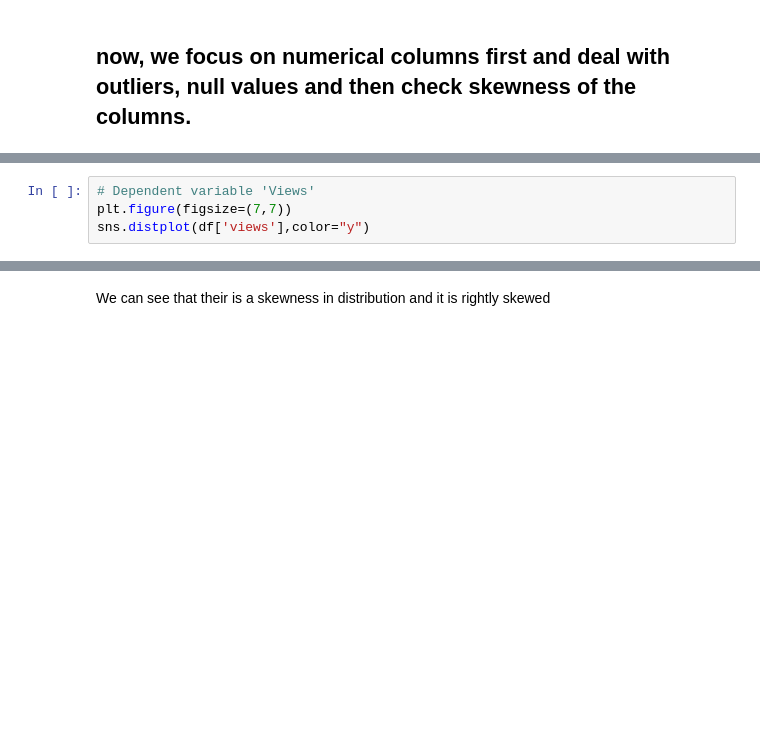
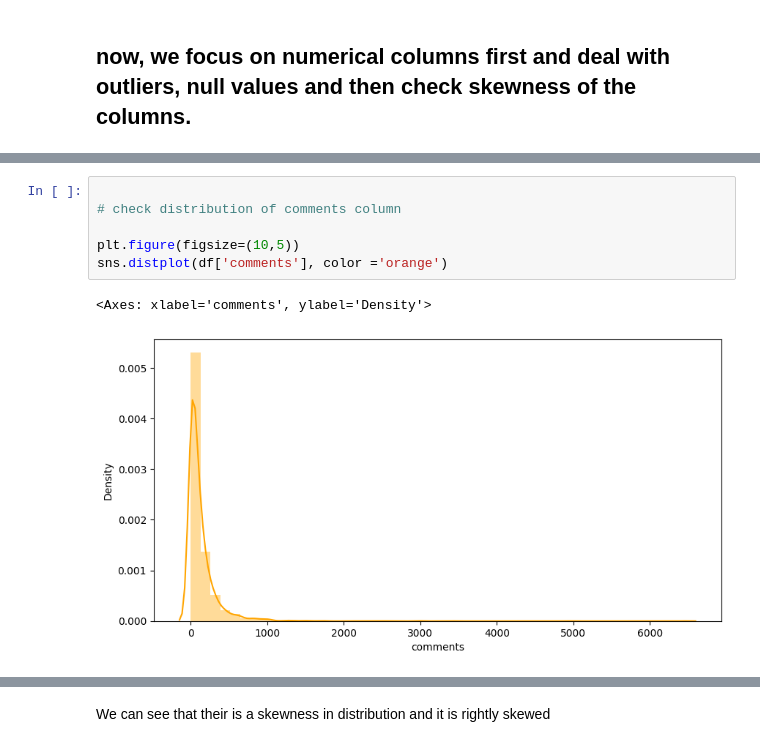
Before and after one commit to Aman811630/TED-talks-views-Prediction--ML-project, a Jupyter notebook: Aman_Singh_ML_project_on_TED_talks_views_prediction_.ipynb, the cells around one changed output, grey strips where cells are left out. Cells and saved outputs as stored; diff of their text form; blank space fills up the shorter version.

```diff
--- a/Aman_Singh_ML_project_on_TED_talks_views_prediction_.ipynb
+++ b/Aman_Singh_ML_project_on_TED_talks_views_prediction_.ipynb
@@ -691,4 +724,9 @@ df=dt.drop(['about_speakers', 'recorded_date', 'published_date', 'event', 'topic
 # %%
-# Dependent variable 'Views'
-plt.figure(figsize=(7,7))
-sns.distplot(df['views'],color="y")
+
+# check distribution of comments column
+
+plt.figure(figsize=(10,5))
+sns.distplot(df['comments'], color ='orange')
+# %% [output]
+<Axes: xlabel='comments', ylabel='Density'>
+[figure, added]
```
Also changed, not shown: parts of 87 cells of this notebook.
